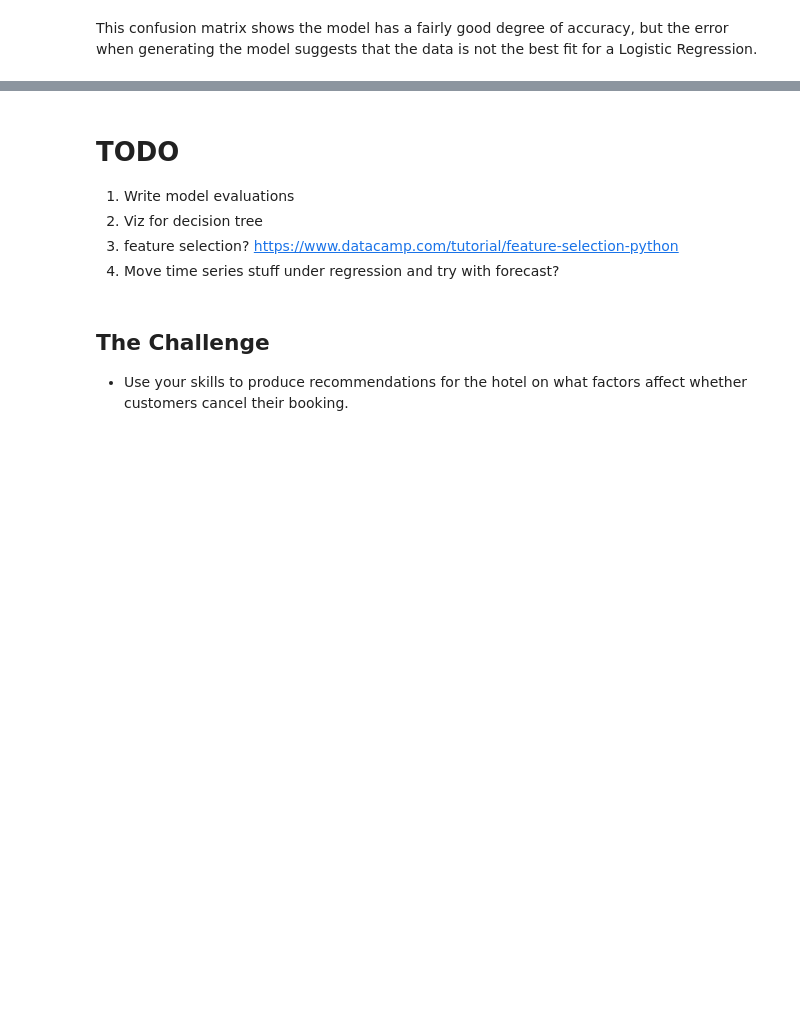
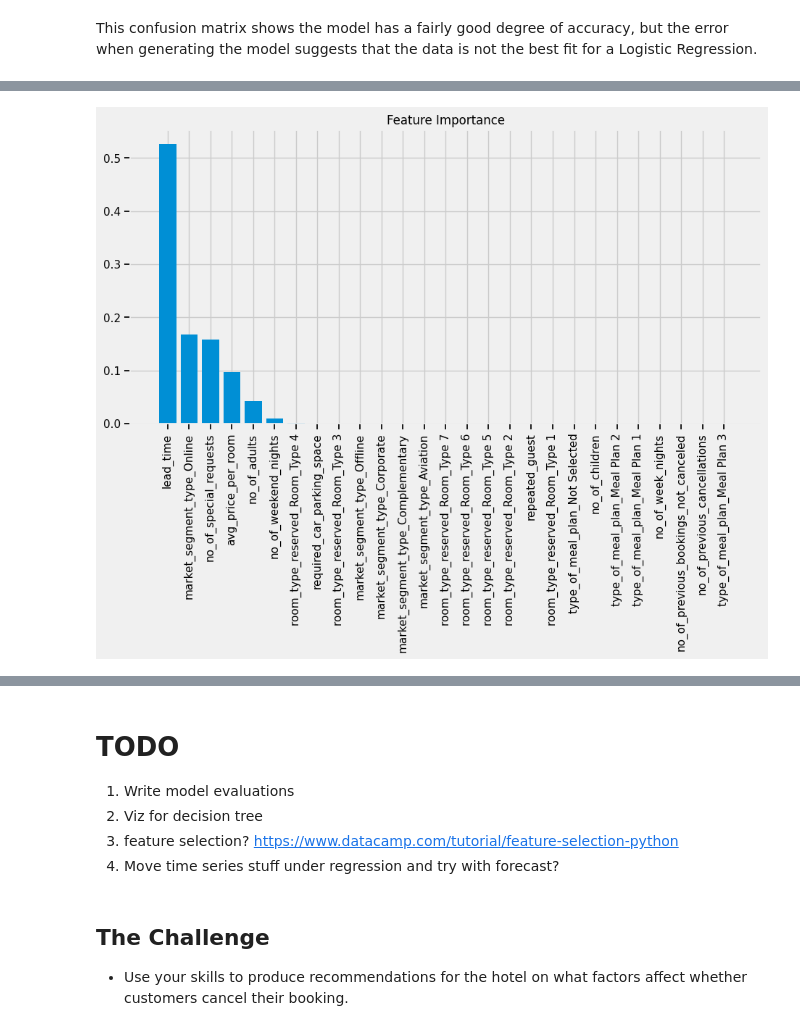
Before and after one commit to dtt101/alchemy, a Jupyter notebook: notebooks/competition-hotels.ipynb, the cells around one changed output, grey strips where cells are left out. Drawn from its saved outputs; the diff is of its cells as text; code cells hidden in the pictures; blank space fills up the shorter version.

```diff
--- a/notebooks/competition-hotels.ipynb
+++ b/notebooks/competition-hotels.ipynb
@@ -429,0 +693,18 @@ plt.show()
+# %%
+# now lets look at the feature importance with the original labels
+
+# create a dataframe of the feature importance
+feature_importance = pd.DataFrame(
+    clf.feature_importances_,
+    index = X.columns,
+    columns=['importance']
+).sort_values('importance', ascending=False)
+
+# plot the feature importance
+plt.figure(figsize=(10, 5))
+plt.bar(feature_importance.index, feature_importance['importance'])
+plt.xticks(rotation=90)
+plt.title('Feature Importance')
+plt.show()
+# %% [output]
+[figure, added]
```
Also changed, not shown: parts of 28 cells of this notebook.
